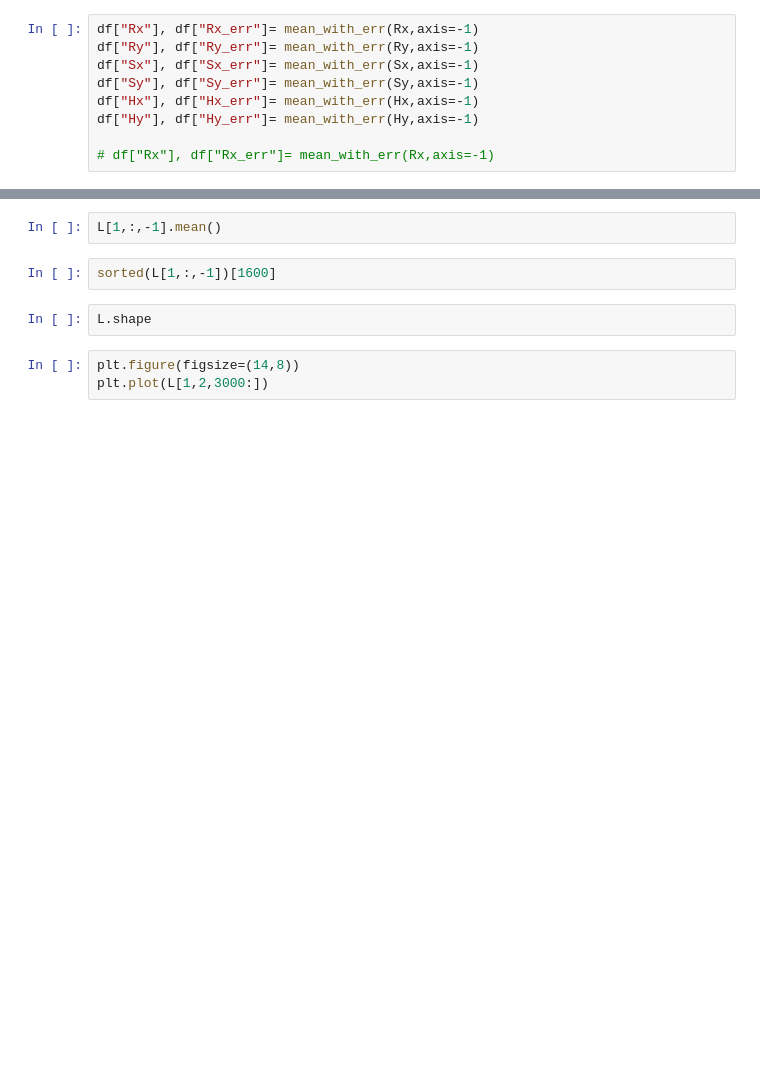
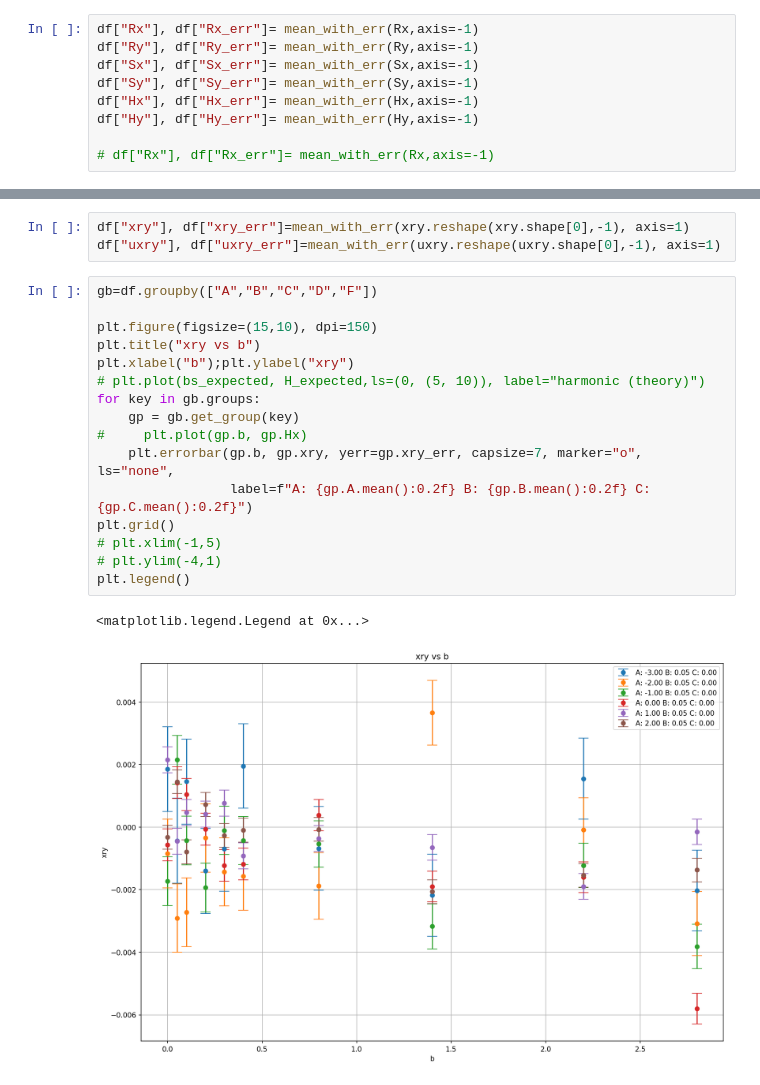
Before and after one commit to ashmat98/nsolve-sde, a Jupyter notebook: 2d check theory only memory anharmonic2.ipynb, the cells around one changed output, grey strips where cells are left out. Cells and saved outputs as stored; diff of their text form; blank space fills up the shorter version.

```diff
--- a/2d check theory only memory anharmonic2.ipynb
+++ b/2d check theory only memory anharmonic2.ipynb
@@ -284,9 +278,22 @@ plt.hist(L[0,:,-1], bins=100);
-# %%
-L[1,:,-1].mean()
-# %%
-sorted(L[1,:,-1])[1600]
-# %%
-L.shape
-# %%
-plt.figure(figsize=(14,8))
-plt.plot(L[1,2,3000:])
+# %%
+df["xry"], df["xry_err"]=mean_with_err(xry.reshape(xry.shape[0],-1), axis=1)
+df["uxry"], df["uxry_err"]=mean_with_err(uxry.reshape(uxry.shape[0],-1), axis=1)
+# %%
+gb=df.groupby(["A","B","C","D","F"])
+
+plt.figure(figsize=(15,10), dpi=150)
+plt.title("xry vs b")
+plt.xlabel("b");plt.ylabel("xry")
+# plt.plot(bs_expected, H_expected,ls=(0, (5, 10)), label="harmonic (theory)")
+for key in gb.groups:
+    gp = gb.get_group(key)
+#     plt.plot(gp.b, gp.Hx)
+    plt.errorbar(gp.b, gp.xry, yerr=gp.xry_err, capsize=7, marker="o", ls="none",
+                 label=f"A: {gp.A.mean():0.2f} B: {gp.B.mean():0.2f} C: {gp.C.mean():0.2f}")
+plt.grid()
+# plt.xlim(-1,5)
+# plt.ylim(-4,1)
+plt.legend()
+# %% [output]
+<matplotlib.legend.Legend at 0x...>
+[figure, added]
```
Also changed, not shown: parts of 49 cells of this notebook, 3 other files.
